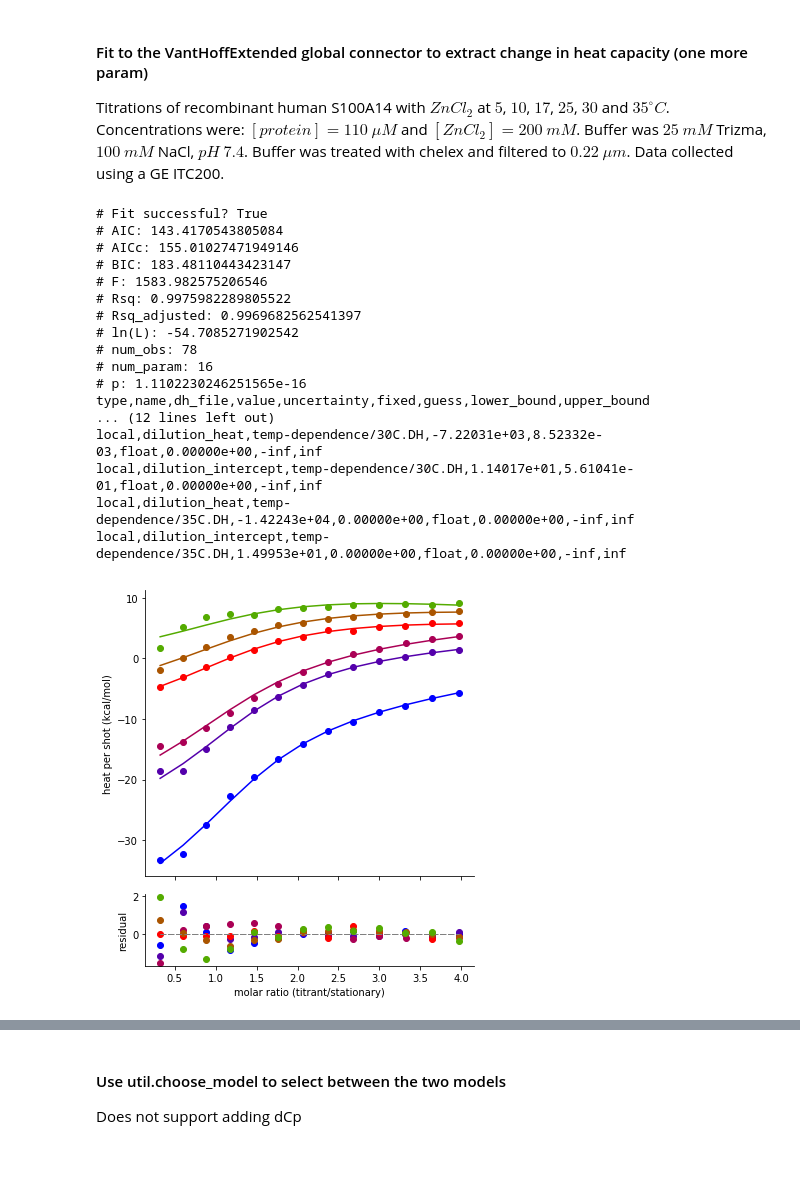
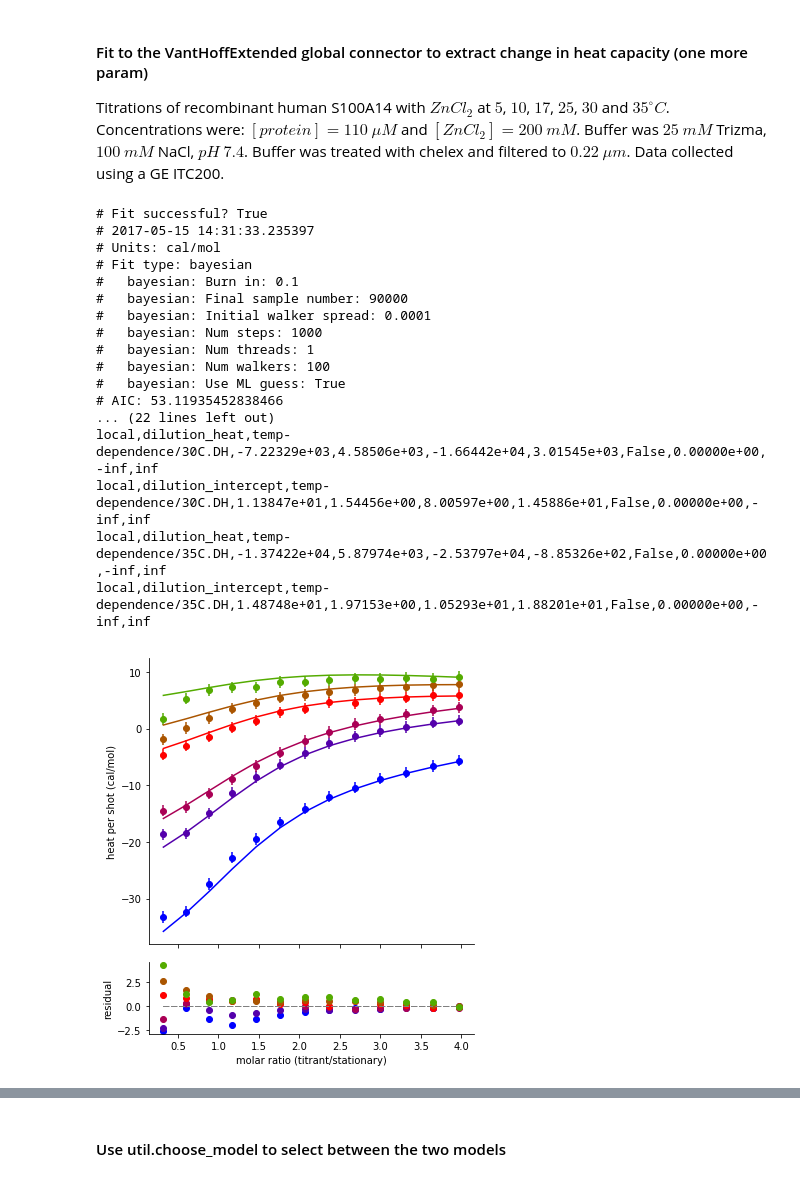
Before and after one commit to harmslab/pytc-demos, a Jupyter notebook: 09_use-aic-choose-model.ipynb, the cells around one changed output, grey strips where cells are left out. Drawn from its saved outputs; the diff is of its cells as text; code cells hidden in the pictures.

```diff
--- a/09_use-aic-choose-model.ipynb
+++ b/09_use-aic-choose-model.ipynb
@@ -7,3 +10,6 @@ import pytc
+# %%
+#HEAT_UNCERTAINTY = 0.1 #cal/mol; Favors dCp
+HEAT_UNCERTAINTY = 1.0 #cal/mol; Favors no dCp
 # %% [markdown]
 #### Fit to the VantHoff global connector to extract van't Hoff Enthalpy
 Titrations of recombinant human S100A14 with $ZnCl_{2}$ at $5$, $10$, $17$, $25$, $30$ and $35 ^{\circ}C$.  Concentrations were: $[protein] = 110\ \mu M$ and $[ZnCl_{2}]=200\ mM$.  Buffer was $25\ mM$ Trizma, $100\ mM$ NaCl, $pH\ 7.4$.  Buffer was treated with chelex and filtered to $0.22\ \mu m$.  Data collected using a GE ITC200.
@@ -97,11 +108,11 @@ Titrations of recombinant human S100A14 with $ZnCl_{2}$ at $5$, $10$, $17$, $25$
 # --------------------------------------------------------------------
 # Create a global fitting instance
 g2 = pytc.GlobalFit()
-vhe = pytc.global_connectors.VantHoffExtended("vh")
+vhe = pytc.global_connectors.VantHoffExtended("vhe")
 
 #--------------------------------------------------------------------------------------------------
 
-t5 = pytc.ITCExperiment("temp-dependence/5C.DH",pytc.indiv_models.SingleSite,shot_start=1)
+t5 = pytc.ITCExperiment("temp-dependence/5C.DH",pytc.indiv_models.SingleSite,shot_start=1,uncertainty=HEAT_UNCERTAINTY)
 g2.add_experiment(t5)
 g2.link_to_global(t5,"dH",vhe.dH)
 g2.link_to_global(t5,"K",vhe.K)
@@ -110,7 +121,7 @@ g2.link_to_global(t5,"fx_competent","g_competent")
 
 #--------------------------------------------------------------------------------------------------
 
-t10 = pytc.ITCExperiment("temp-dependence/10C.DH",pytc.indiv_models.SingleSite,shot_start=1)
+t10 = pytc.ITCExperiment("temp-dependence/10C.DH",pytc.indiv_models.SingleSite,shot_start=1,uncertainty=HEAT_UNCERTAINTY)
 g2.add_experiment(t10)
 g2.link_to_global(t10,"dH",vhe.dH)
 g2.link_to_global(t10,"K",vhe.K)
@@ -118,7 +129,7 @@ g2.link_to_global(t10,"fx_competent","g_competent")
 
 #--------------------------------------------------------------------------------------------------
 
-t17 = pytc.ITCExperiment("temp-dependence/17C.DH",pytc.indiv_models.SingleSite,shot_start=1)
+t17 = pytc.ITCExperiment("temp-dependence/17C.DH",pytc.indiv_models.SingleSite,shot_start=1,uncertainty=HEAT_UNCERTAINTY)
 g2.add_experiment(t17)
 g2.link_to_global(t17,"dH",vhe.dH)
 g2.link_to_global(t17,"K",vhe.K)
@@ -126,53 +137,55 @@ g2.link_to_global(t17,"fx_competent","g_competent")
 
 #--------------------------------------------------------------------------------------------------
 
-t25 = pytc.ITCExperiment("temp-dependence/25C.DH",pytc.indiv_models.SingleSite,shot_start=1)
+t25 = pytc.ITCExperiment("temp-dependence/25C.DH",pytc.indiv_models.SingleSite,shot_start=1,uncertainty=HEAT_UNCERTAINTY)
 g2.add_experiment(t25)
 g2.link_to_global(t25,"dH",vhe.dH)
 g2.link_to_global(t25,"K",vhe.K)
 g2.link_to_global(t25,"fx_competent","g_competent")
 
 #--------------------------------------------------------------------------------------------------
 
-t30 = pytc.ITCExperiment("temp-dependence/30C.DH",pytc.indiv_models.SingleSite,shot_start=1)
+t30 = pytc.ITCExperiment("temp-dependence/30C.DH",pytc.indiv_models.SingleSite,shot_start=1,uncertainty=HEAT_UNCERTAINTY)
 g2.add_experiment(t30)
 g2.link_to_global(t30,"dH",vhe.dH)
 g2.link_to_global(t30,"K",vhe.K)
 g2.link_to_global(t30,"fx_competent","g_competent")
 
 #--------------------------------------------------------------------------------------------------
 
-t35 = pytc.ITCExperiment("temp-dependence/35C.DH",pytc.indiv_models.SingleSite,shot_start=1)
+t35 = pytc.ITCExperiment("temp-dependence/35C.DH",pytc.indiv_models.SingleSite,shot_start=1,uncertainty=HEAT_UNCERTAINTY)
 g2.add_experiment(t35)
 g2.link_to_global(t35,"dH",vhe.dH)
 g2.link_to_global(t35,"K",vhe.K)
 g2.link_to_global(t35,"fx_competent","g_competent")
 
 g2.update_bounds("g_competent",(0.5,1.5))
-g2.update_guess("vh_K_ref",100)
+g2.update_bounds("vhe_K_ref",(1,np.inf))
 
 # Do fit
-g2.fit()
+F = pytc.fitters.BayesianFitter(num_steps=1000)
+g2.fit(F)
 
 # Show the results
 fit, ax = g2.plot()
+c = g2.corner_plot()
 print(g2.fit_as_csv)
 # %% [output]
 # Fit successful? True
-# AIC: 143.4170543805084
-# AICc: 155.01027471949146
-# BIC: 183.48110443423147
-# F: 1583.982575206546
-# Rsq: 0.9975982289805522
-# Rsq_adjusted: 0.9969682562541397
-# ln(L): -54.7085271902542
-# num_obs: 78
-# num_param: 16
-# p: 1.1102230246251565e-16
-type,name,dh_file,value,uncertainty,fixed,guess,lower_bound,upper_bound
-... (12 lines left out)
-local,dilution_heat,temp-dependence/30C.DH,-7.22031e+03,8.52332e-03,float,0.00000e+00,-inf,inf
-local,dilution_intercept,temp-dependence/30C.DH,1.14017e+01,5.61041e-01,float,0.00000e+00,-inf,inf
-local,dilution_heat,temp-dependence/35C.DH,-1.42243e+04,0.00000e+00,float,0.00000e+00,-inf,inf
-local,dilution_intercept,temp-dependence/35C.DH,1.49953e+01,0.00000e+00,float,0.00000e+00,-inf,inf
+# 2017-05-15 14:31:33.235397
+# Units: cal/mol
+# Fit type: bayesian
+#   bayesian: Burn in: 0.1
+#   bayesian: Final sample number: 90000
+#   bayesian: Initial walker spread: 0.0001
+#   bayesian: Num steps: 1000
+#   bayesian: Num threads: 1
+#   bayesian: Num walkers: 100
+#   bayesian: Use ML guess: True
+# AIC: 53.11935452838466
+... (22 lines left out)
+local,dilution_heat,temp-dependence/30C.DH,-7.22329e+03,4.58506e+03,-1.66442e+04,3.01545e+03,False,0.00000e+00,-inf,inf
+local,dilution_intercept,temp-dependence/30C.DH,1.13847e+01,1.54456e+00,8.00597e+00,1.45886e+01,False,0.00000e+00,-inf,inf
+local,dilution_heat,temp-dependence/35C.DH,-1.37422e+04,5.87974e+03,-2.53797e+04,-8.85326e+02,False,0.00000e+00,-inf,inf
+local,dilution_intercept,temp-dependence/35C.DH,1.48748e+01,1.97153e+00,1.05293e+01,1.88201e+01,False,0.00000e+00,-inf,inf
-[figure, old version]
+[figure, new version]
@@ -179,4 +193,3 @@ local,dilution_intercept,temp-dependence/35C.DH,1.49953e+01,0.00000e+00,float,0.
 # %% [markdown]
 #### Use util.choose_model to select between the two models
-Does not support adding dCp
 # %%
```
Also changed, not shown: parts of 5 cells of this notebook, 11 other files.
